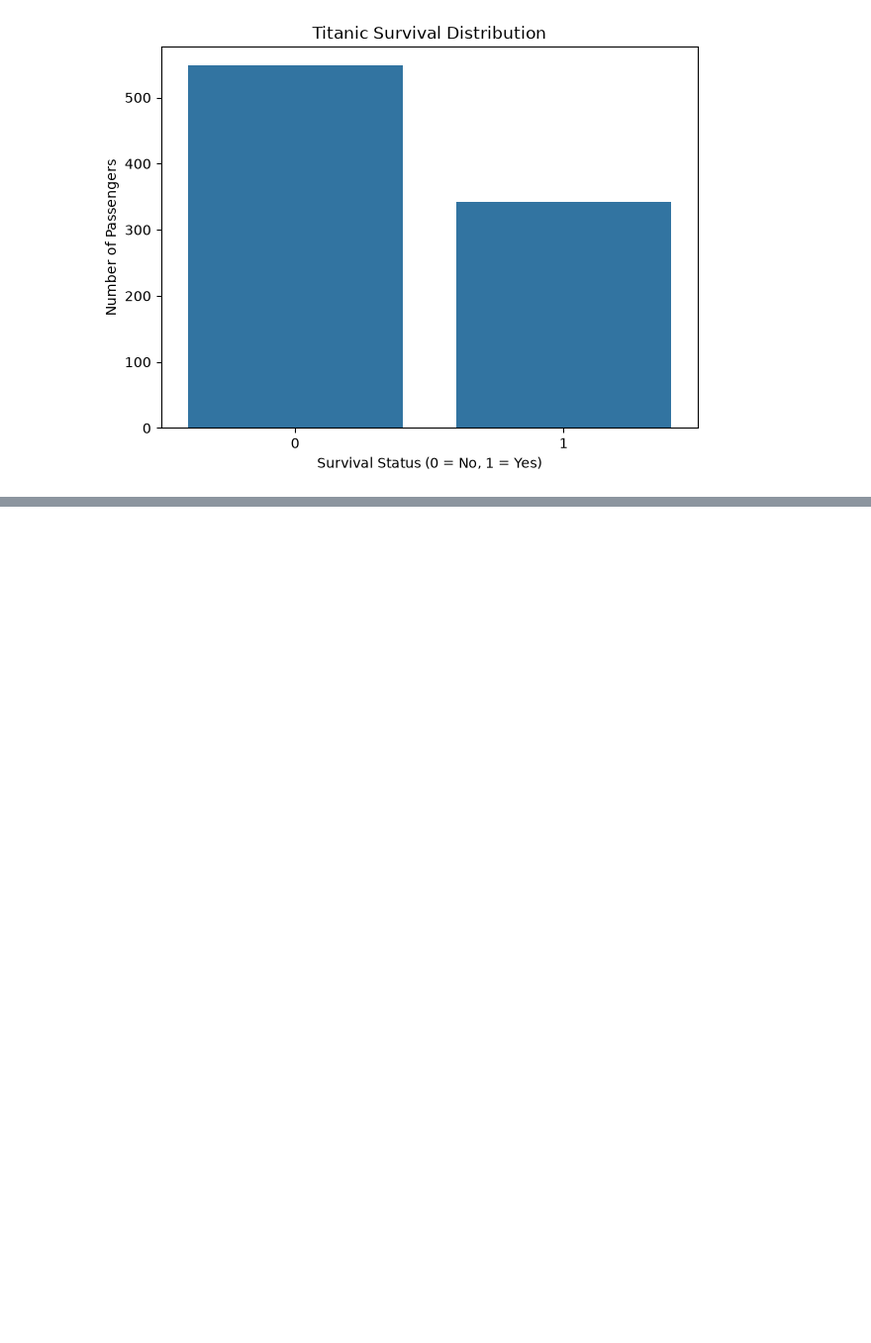
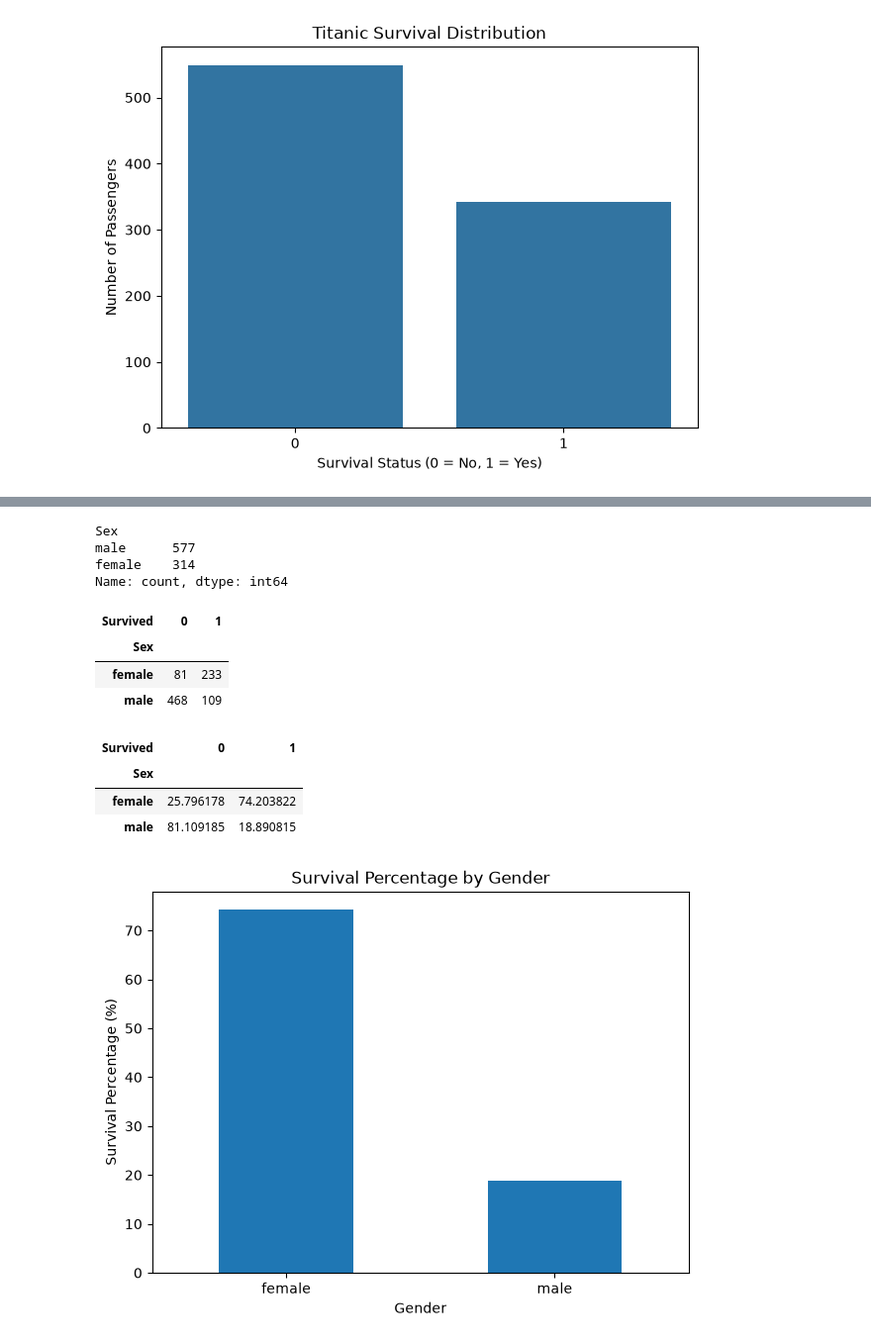
Before and after one commit to vedantparasharcs23-prog/Titanic-Explainable-AI, a Jupyter notebook: notebooks/01_EDA.ipynb, the cells around one changed output, grey strips where cells are left out. Shown at 99% size. Drawn from its saved outputs; the diff is of its cells as text; code cells hidden in the pictures; blank space fills up the shorter version.

```diff
--- a/notebooks/01_EDA.ipynb
+++ b/notebooks/01_EDA.ipynb
@@ -193,3 +199,11 @@ plt.ylabel("Number of Passengers")
 plt.show()
 # %% [output]
 [figure]
+# %%
+import pandas as pd
+import numpy as np
+import matplotlib.pyplot as plt
+import seaborn as sns
+
+train_df = pd.read_csv("../dataset/train.csv")
+test_df = pd.read_csv("../dataset/test.csv")
@@ -195,0 +264,17 @@ plt.show()
+# %%
+#Step 1: Count Male and Female Passengers
+
+train_df["Sex"].value_counts()
+# %% [output]
+Sex
+male      577
+female    314
+Name: count, dtype: int64
+# %%
+#Gender-wise Survival Count
+pd.crosstab(train_df["Sex"], train_df["Survived"])
+# %% [output]
+| Survived | 0 | 1 |
+| Sex |  |  |
+| female | 81 | 233 |
+| male | 468 | 109 |
@@ -195,0 +283,14 @@ plt.show()
+# %%
+#Gender-wise Survival Percentage
+gender_survival = pd.crosstab(
+    train_df["Sex"],
+    train_df["Survived"],
+    normalize="index"
+) * 100
+
+gender_survival
+# %% [output]
+| Survived | 0 | 1 |
+| Sex |  |  |
+| female | 25.796178 | 74.203822 |
+| male | 81.109185 | 18.890815 |
@@ -195,0 +305,11 @@ plt.show()
+# %%
+#Gender Survival Visualization
+gender_survival[1].plot(kind="bar", figsize=(7, 5))
+
+plt.title("Survival Percentage by Gender")
+plt.xlabel("Gender")
+plt.ylabel("Survival Percentage (%)")
+plt.xticks(rotation=0)
+plt.show()
+# %% [output]
+[figure, added]
```
Also changed, not shown: parts of 40 cells of this notebook.
